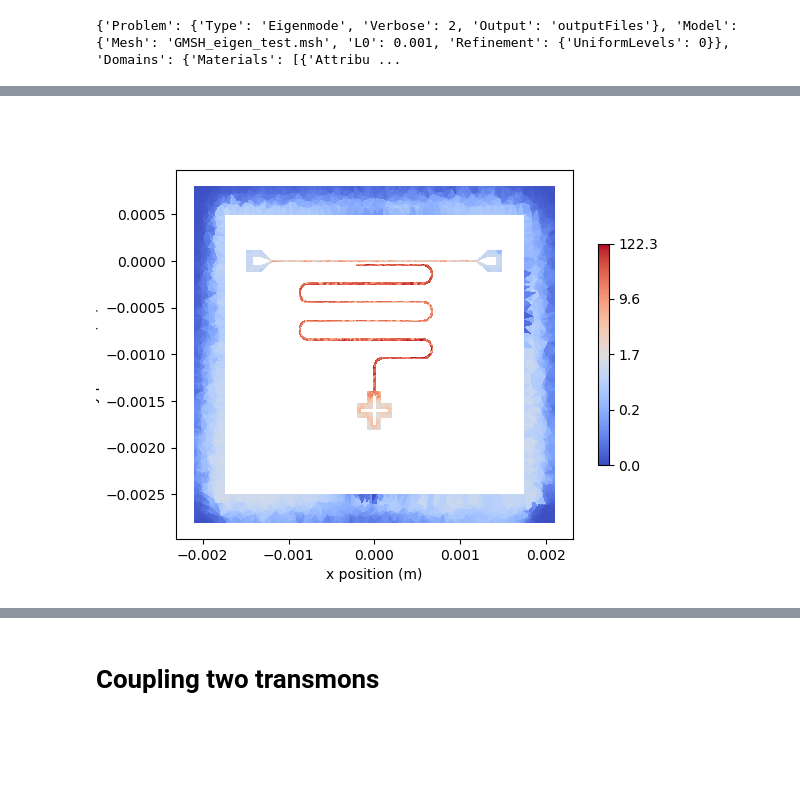
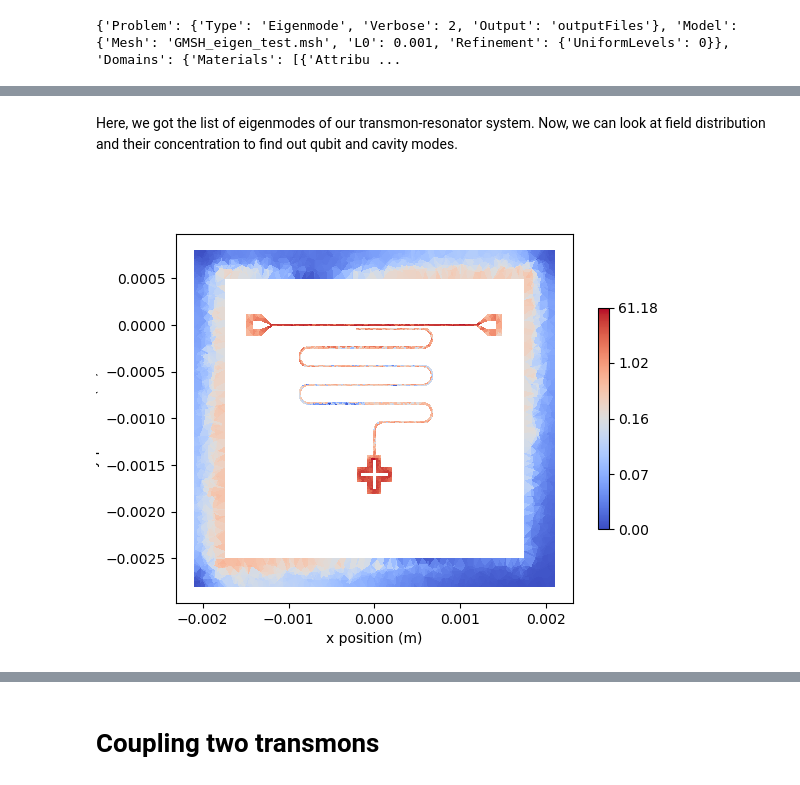
Before and after one commit to AwkwaBear/tutorials_quantum_device_design, a Jupyter notebook: transmon_resonator.ipynb, the cells around one changed output, grey strips where cells are left out. Drawn from its saved outputs; the diff is of its cells as text; code cells hidden in the pictures; blank space fills up the shorter version.

```diff
--- a/transmon_resonator.ipynb
+++ b/transmon_resonator.ipynb
@@ -819,6 +881,8 @@ eigen_df
+# %% [markdown]
+Here, we got the list of eigenmodes of our transmon-resonator system. Now, we can look at field distribution and their concentration to find out qubit and cavity modes.
 # %%
 from IPython.display import display, Image
-mode_num = 3
+mode_num = 4
 display(Image(filename=f"{eigen_sim._output_data_dir}/eig{mode_num}_ErealMag.png"))
 # %% [output]
-[figure, old version]
+[figure, new version]
```
Also changed, not shown: parts of 43 cells of this notebook.
